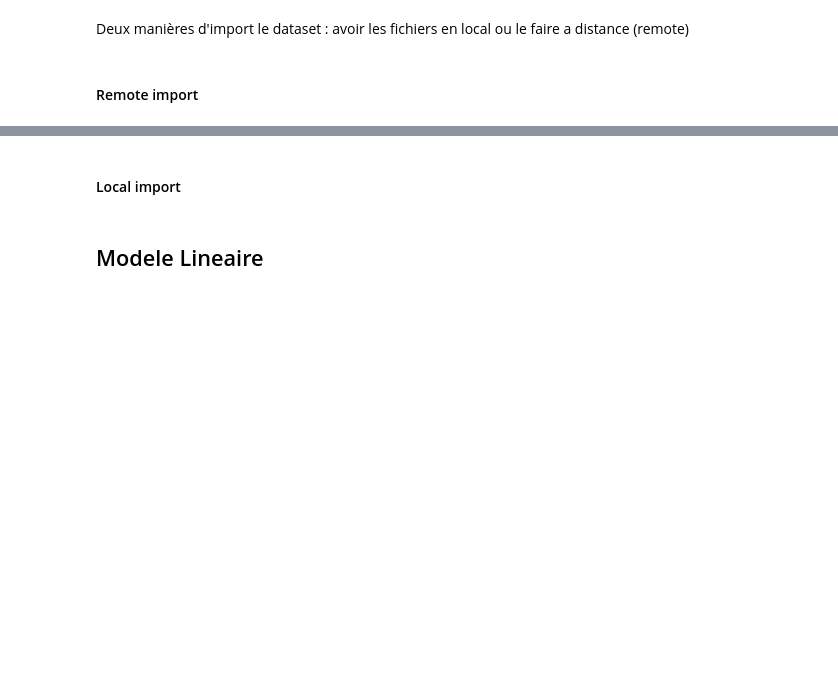
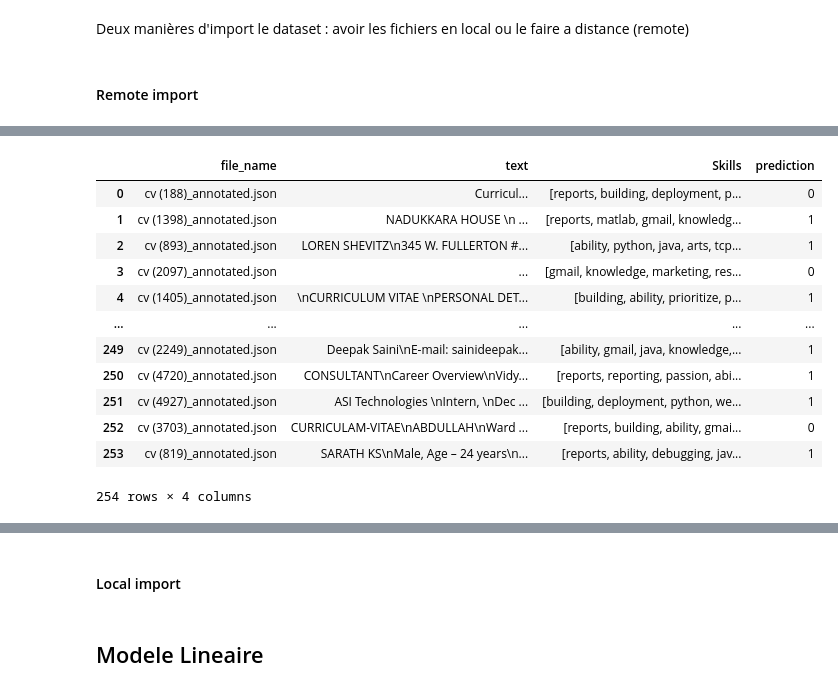
Before and after one commit to Dixtawi/PFEE, a Jupyter notebook: main.ipynb, the cells around one changed output, grey strips where cells are left out. Cells and saved outputs as stored; diff of their text form; code cells hidden in the pictures; blank space fills up the shorter version.

```diff
--- a/main.ipynb
+++ b/main.ipynb
@@ -226,0 +209,21 @@ print()
+# %%
+one = df[df['prediction'] == 1]
+zero = df[df['prediction'] == 0]
+zero = zero.sample(n=len(one), random_state=42)
+dfModel = pd.concat([one, zero])
+dfModel = dfModel.sample(frac=1, random_state=42).reset_index(drop=True) # Dataset plus petit pour meilleur ration entre prediction = 0 ou 1
+dfModel
+# %% [output]
+|  | file_name | text | Skills | prediction |
+| 0 | cv (188)_annotated.json | Curricul... | [reports, building, deployment, p... | 0 |
+| 1 | cv (1398)_annotated.json | NADUKKARA HOUSE \n ... | [reports, matlab, gmail, knowledg... | 1 |
+| 2 | cv (893)_annotated.json | LOREN SHEVITZ\n345 W. FULLERTON #... | [ability, python, java, arts, tcp... | 1 |
+| 3 | cv (2097)_annotated.json | ... | [gmail, knowledge, marketing, res... | 0 |
+| 4 | cv (1405)_annotated.json | \nCURRICULUM VITAE \nPERSONAL DET... | [building, ability, prioritize, p... | 1 |
+| ... | ... | ... | ... | ... |
+| 249 | cv (2249)_annotated.json | Deepak Saini\nE-mail: sainideepak... | [ability, gmail, java, knowledge,... | 1 |
+| 250 | cv (4720)_annotated.json | CONSULTANT\nCareer Overview\nVidy... | [reports, reporting, passion, abi... | 1 |
+| 251 | cv (4927)_annotated.json | ASI Technologies \nIntern, \nDec ... | [building, deployment, python, we... | 1 |
+| 252 | cv (3703)_annotated.json | CURRICULAM-VITAE\nABDULLAH\nWard ... | [reports, building, ability, gmai... | 0 |
+| 253 | cv (819)_annotated.json | SARATH KS\nMale, Age – 24 years\n... | [reports, ability, debugging, jav... | 1 |
+254 rows × 4 columns
```
Also changed, not shown: parts of 25 cells of this notebook.
